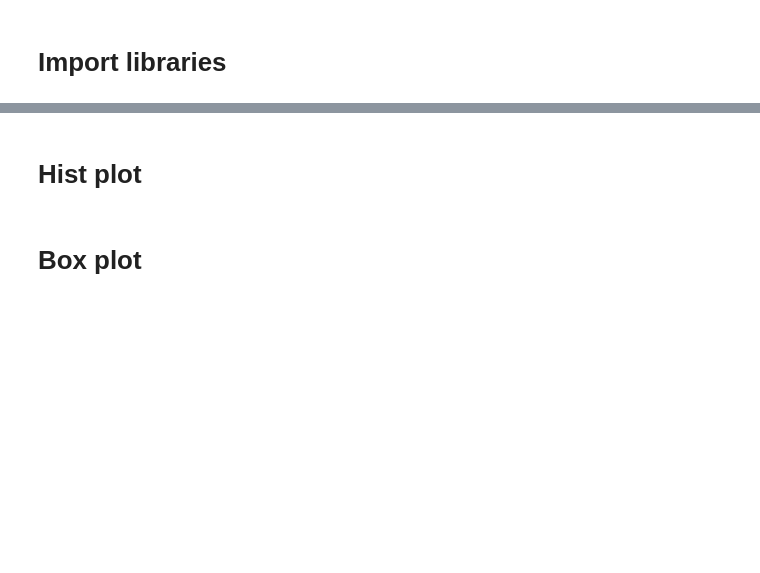
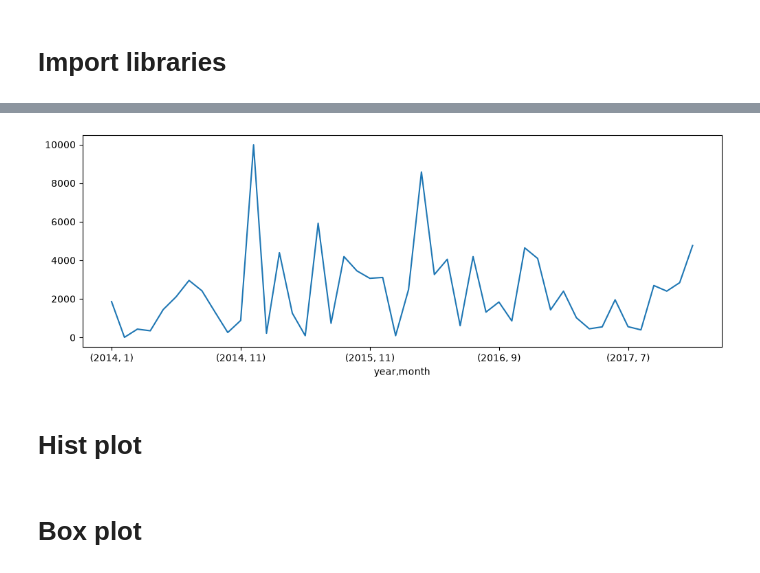
Before and after one commit to deveshpatwa/Free_Datasets, a Jupyter notebook: Python Class Files/part 11 Matplotlib.ipynb, the cells around one changed output, grey strips where cells are left out. Saved outputs shown, nothing was run; the diff lists cells and outputs as text; code cells hidden in the pictures; blank space fills up the shorter version.

```diff
--- a/Python Class Files/part 11 Matplotlib.ipynb
+++ b/Python Class Files/part 11 Matplotlib.ipynb
@@ -95,3 +172,9 @@ plt.show()
+# %%
+plt.figure(figsize=(12,4))
+df.groupby(['year','month'])['sales'].sum().plot()
+plt.show()
+# %% [output]
+[figure, added]
 # %%
 plt.figure(figsize=(12,4))
 
```
Also changed, not shown: parts of 20 cells of this notebook, 35 other files.
